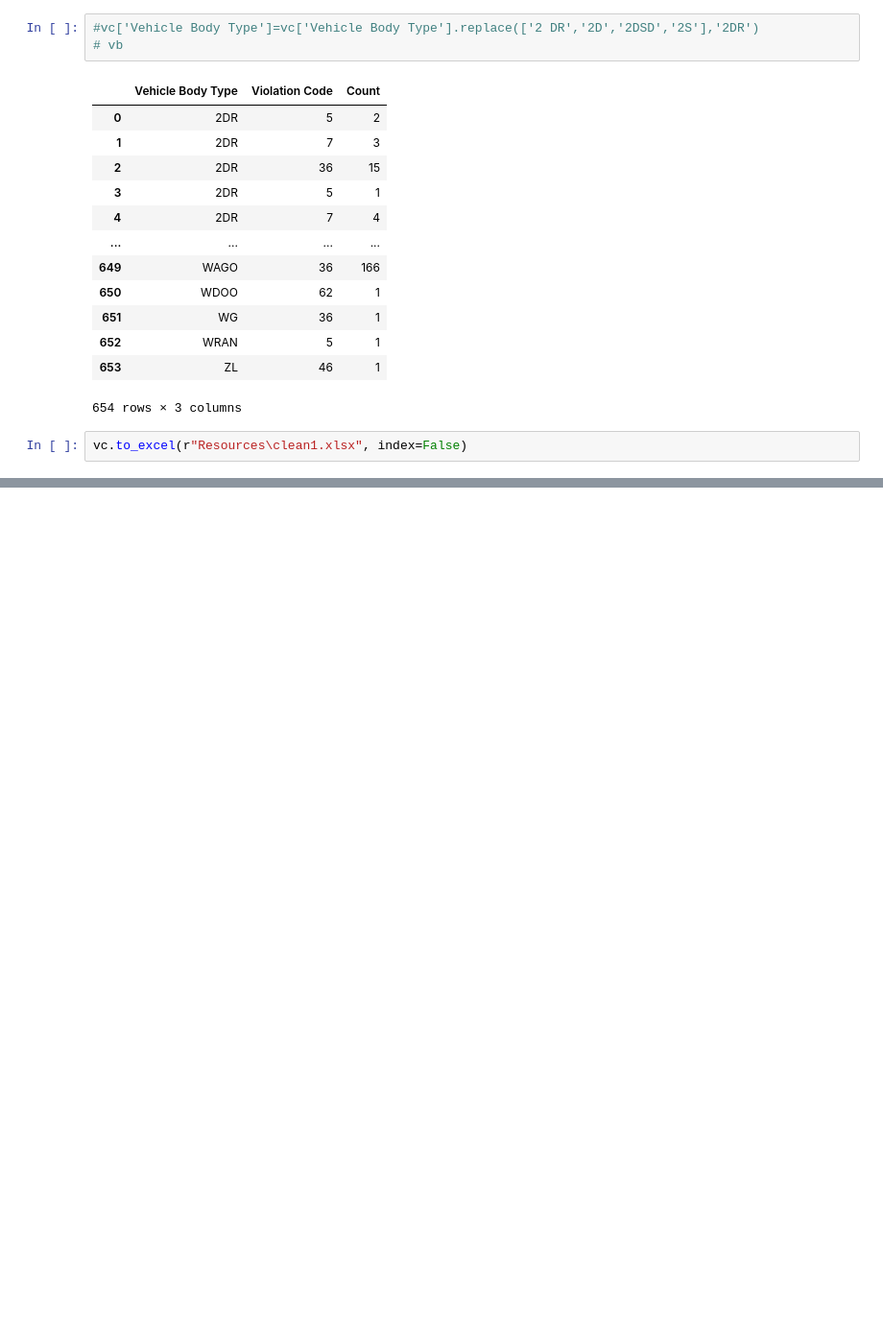
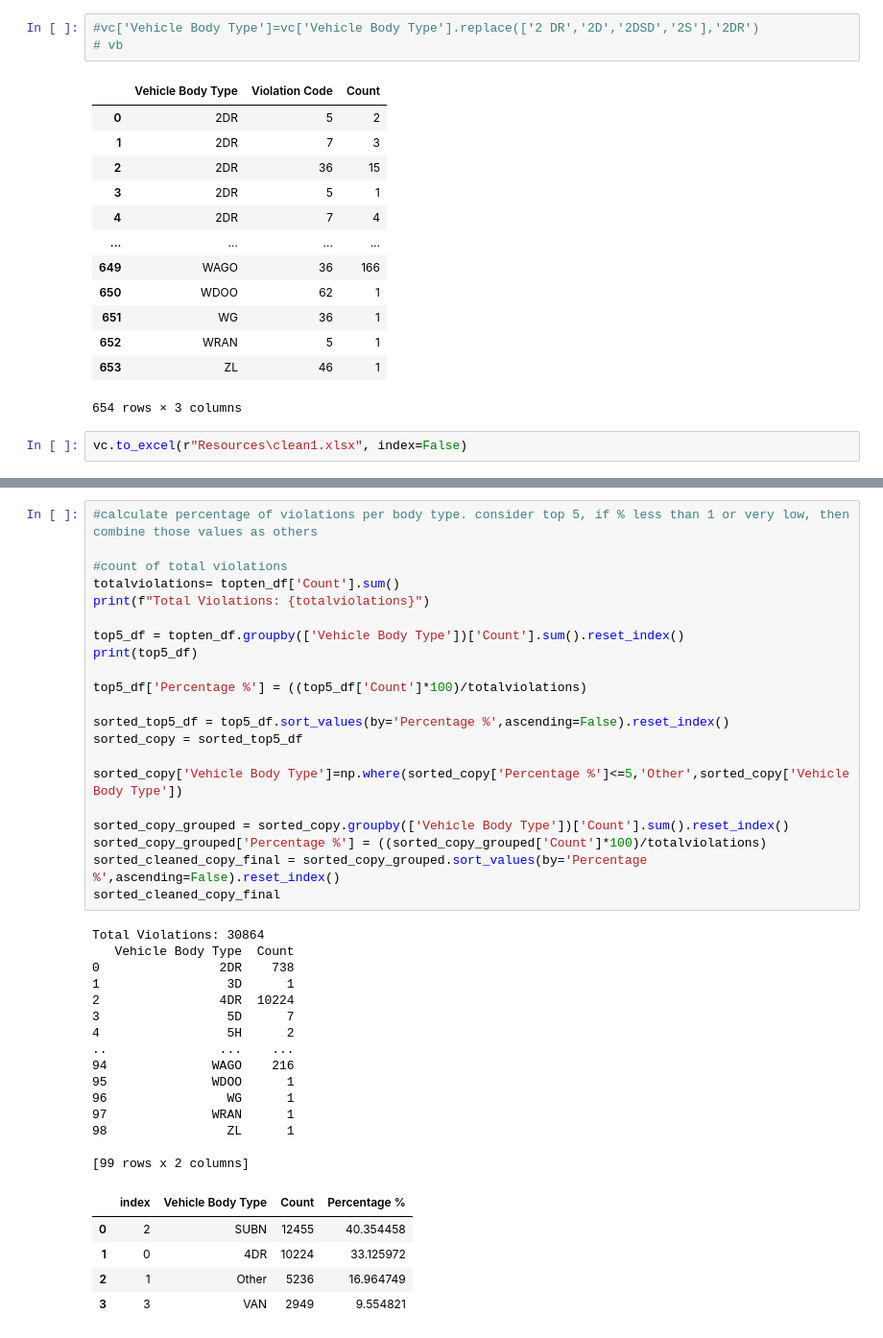
Before and after one commit to RyanAdamGonzalez1996/Project1, a Jupyter notebook: Vehicle_BodyType.ipynb, the cells around one changed output, grey strips where cells are left out. Shown: that part at 96% size. Drawn from its saved outputs; the diff is of its cells as text; blank space fills up the shorter version.

```diff
--- a/Vehicle_BodyType.ipynb
+++ b/Vehicle_BodyType.ipynb
@@ -188,0 +195,42 @@ vc.to_excel(r"Resources\clean1.xlsx", index=False)
+# %%
+#calculate percentage of violations per body type. consider top 5, if % less than 1 or very low, then combine those values as others
+
+#count of total violations
+totalviolations= topten_df['Count'].sum()
+print(f"Total Violations: {totalviolations}")
+
+top5_df = topten_df.groupby(['Vehicle Body Type'])['Count'].sum().reset_index()
+print(top5_df)
+
+top5_df['Percentage %'] = ((top5_df['Count']*100)/totalviolations)
+
+sorted_top5_df = top5_df.sort_values(by='Percentage %',ascending=False).reset_index()
+sorted_copy = sorted_top5_df
+
+sorted_copy['Vehicle Body Type']=np.where(sorted_copy['Percentage %']<=5,'Other',sorted_copy['Vehicle Body Type'])
+
+sorted_copy_grouped = sorted_copy.groupby(['Vehicle Body Type'])['Count'].sum().reset_index()
+sorted_copy_grouped['Percentage %'] = ((sorted_copy_grouped['Count']*100)/totalviolations)
+sorted_cleaned_copy_final = sorted_copy_grouped.sort_values(by='Percentage %',ascending=False).reset_index()
+sorted_cleaned_copy_final
+# %% [output]
+Total Violations: 30864
+   Vehicle Body Type  Count
+0                2DR    738
+1                 3D      1
+2                4DR  10224
+3                 5D      7
+4                 5H      2
+..               ...    ...
+94              WAGO    216
+95              WDOO      1
+96                WG      1
+97              WRAN      1
+98                ZL      1
+
+[99 rows x 2 columns]
+|  | index | Vehicle Body Type | Count | Percentage % |
+| 0 | 2 | SUBN | 12455 | 40.354458 |
+| 1 | 0 | 4DR | 10224 | 33.125972 |
+| 2 | 1 | Other | 5236 | 16.964749 |
+| 3 | 3 | VAN | 2949 | 9.554821 |
```
Also changed, not shown: parts of 9 cells of this notebook, 1 other file.
